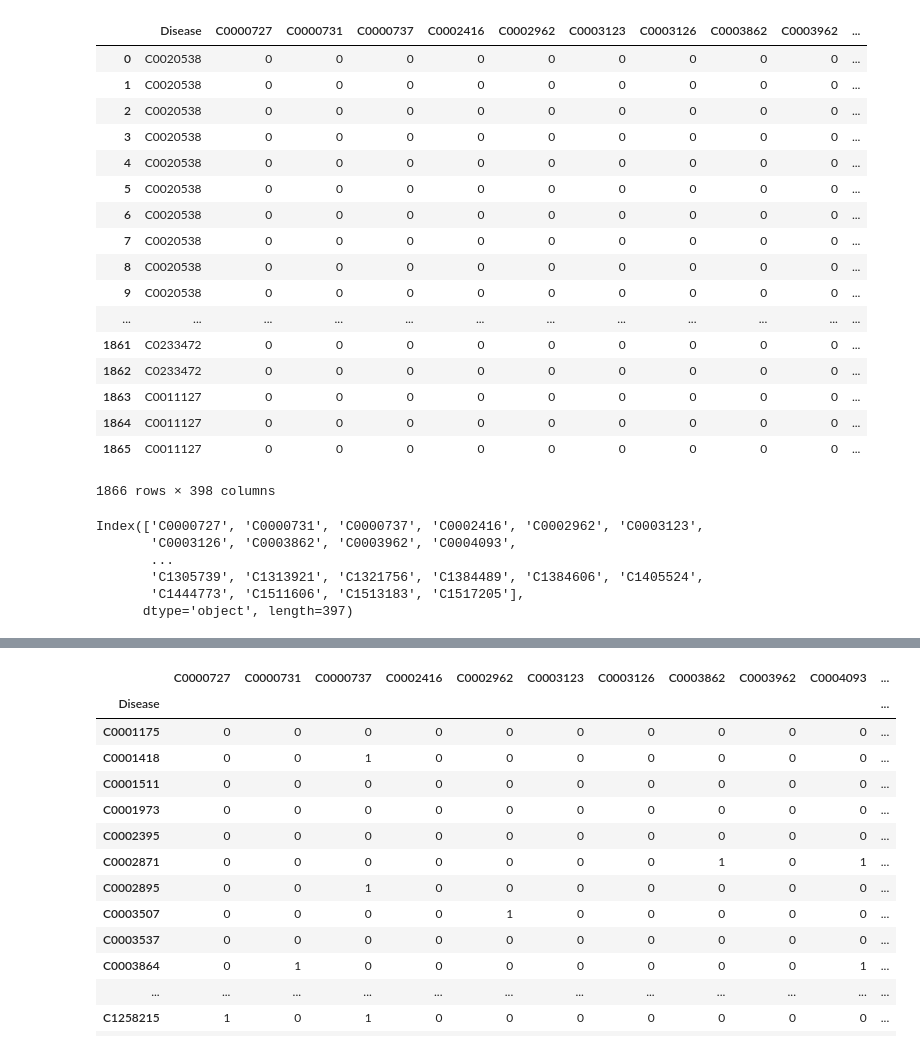
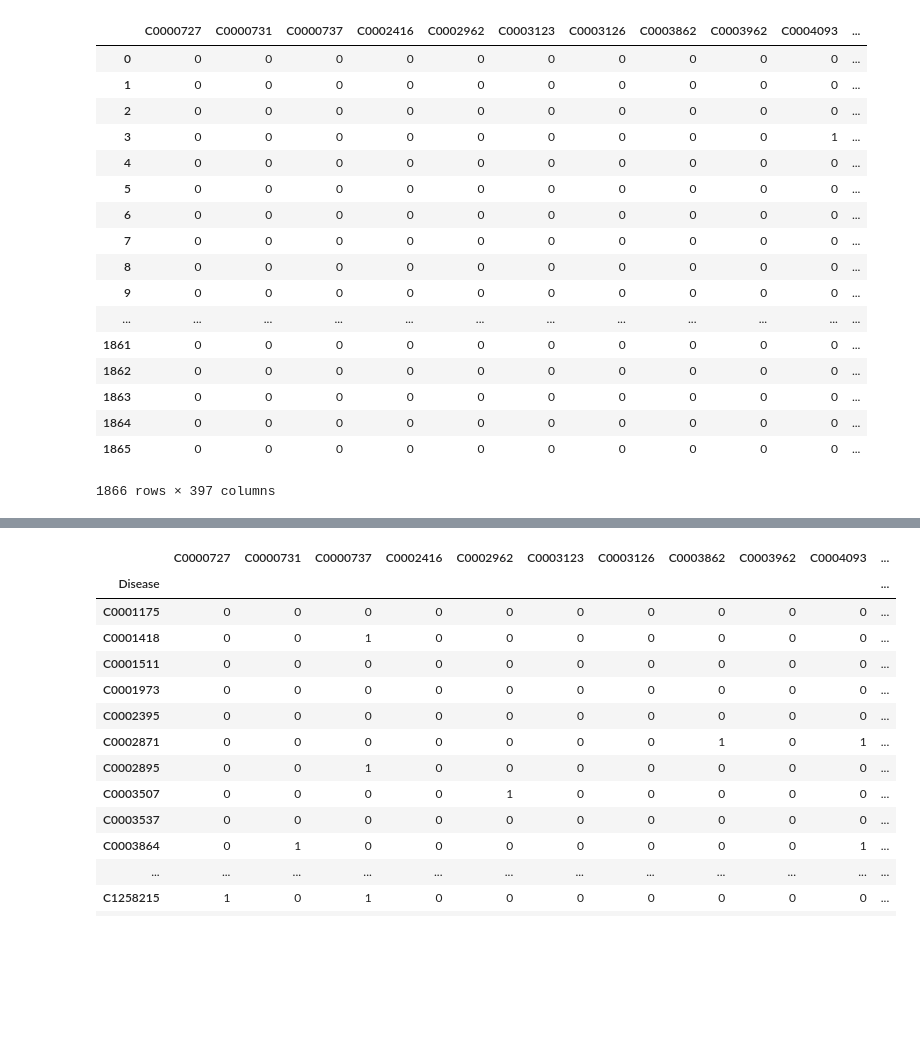
Before and after one commit to vikrant17/disease-learning, a Jupyter notebook: train.py.ipynb, the cells around one changed output, grey strips where cells are left out. Drawn from its saved outputs; the diff is of its cells as text; code cells hidden in the pictures; blank space fills up the shorter version.

```diff
--- a/train.py.ipynb
+++ b/train.py.ipynb
@@ -35,35 +14,26 @@ dataset
 symptom_dummies = pd.get_dummies(dataset.Symptom)
 diseases = dataset['Disease']
 sd_pivoted = pd.concat([diseases,symptom_dummies], axis=1)
-# %%
-sd_pivoted
-# %% [output]
-|  | Disease | C0000727 | C0000731 | C0000737 | C0002416 | C0002962 | C0003123 | C0003126 | C0003862 | C0003962 | ... |
-| 0 | C0020538 | 0 | 0 | 0 | 0 | 0 | 0 | 0 | 0 | 0 | ... |
-| 1 | C0020538 | 0 | 0 | 0 | 0 | 0 | 0 | 0 | 0 | 0 | ... |
-| 2 | C0020538 | 0 | 0 | 0 | 0 | 0 | 0 | 0 | 0 | 0 | ... |
-| 3 | C0020538 | 0 | 0 | 0 | 0 | 0 | 0 | 0 | 0 | 0 | ... |
-| 4 | C0020538 | 0 | 0 | 0 | 0 | 0 | 0 | 0 | 0 | 0 | ... |
-| 5 | C0020538 | 0 | 0 | 0 | 0 | 0 | 0 | 0 | 0 | 0 | ... |
-| 6 | C0020538 | 0 | 0 | 0 | 0 | 0 | 0 | 0 | 0 | 0 | ... |
-| 7 | C0020538 | 0 | 0 | 0 | 0 | 0 | 0 | 0 | 0 | 0 | ... |
-| 8 | C0020538 | 0 | 0 | 0 | 0 | 0 | 0 | 0 | 0 | 0 | ... |
-| 9 | C0020538 | 0 | 0 | 0 | 0 | 0 | 0 | 0 | 0 | 0 | ... |
-| ... | ... | ... | ... | ... | ... | ... | ... | ... | ... | ... | ... |
-| 1861 | C0233472 | 0 | 0 | 0 | 0 | 0 | 0 | 0 | 0 | 0 | ... |
-| 1862 | C0233472 | 0 | 0 | 0 | 0 | 0 | 0 | 0 | 0 | 0 | ... |
-| 1863 | C0011127 | 0 | 0 | 0 | 0 | 0 | 0 | 0 | 0 | 0 | ... |
-| 1864 | C0011127 | 0 | 0 | 0 | 0 | 0 | 0 | 0 | 0 | 0 | ... |
-| 1865 | C0011127 | 0 | 0 | 0 | 0 | 0 | 0 | 0 | 0 | 0 | ... |
-1866 rows × 398 columns
+# %%
+symptom_dummies
+# %% [output]
+|  | C0000727 | C0000731 | C0000737 | C0002416 | C0002962 | C0003123 | C0003126 | C0003862 | C0003962 | C0004093 | ... |
+| 0 | 0 | 0 | 0 | 0 | 0 | 0 | 0 | 0 | 0 | 0 | ... |
+| 1 | 0 | 0 | 0 | 0 | 0 | 0 | 0 | 0 | 0 | 0 | ... |
+| 2 | 0 | 0 | 0 | 0 | 0 | 0 | 0 | 0 | 0 | 0 | ... |
+| 3 | 0 | 0 | 0 | 0 | 0 | 0 | 0 | 0 | 0 | 1 | ... |
+| 4 | 0 | 0 | 0 | 0 | 0 | 0 | 0 | 0 | 0 | 0 | ... |
+| 5 | 0 | 0 | 0 | 0 | 0 | 0 | 0 | 0 | 0 | 0 | ... |
+| 6 | 0 | 0 | 0 | 0 | 0 | 0 | 0 | 0 | 0 | 0 | ... |
+| 7 | 0 | 0 | 0 | 0 | 0 | 0 | 0 | 0 | 0 | 0 | ... |
+| 8 | 0 | 0 | 0 | 0 | 0 | 0 | 0 | 0 | 0 | 0 | ... |
+| 9 | 0 | 0 | 0 | 0 | 0 | 0 | 0 | 0 | 0 | 0 | ... |
+| ... | ... | ... | ... | ... | ... | ... | ... | ... | ... | ... | ... |
+| 1861 | 0 | 0 | 0 | 0 | 0 | 0 | 0 | 0 | 0 | 0 | ... |
+| 1862 | 0 | 0 | 0 | 0 | 0 | 0 | 0 | 0 | 0 | 0 | ... |
+| 1863 | 0 | 0 | 0 | 0 | 0 | 0 | 0 | 0 | 0 | 0 | ... |
+| 1864 | 0 | 0 | 0 | 0 | 0 | 0 | 0 | 0 | 0 | 0 | ... |
+| 1865 | 0 | 0 | 0 | 0 | 0 | 0 | 0 | 0 | 0 | 0 | ... |
+1866 rows × 397 columns
 # %%
 symptoms = sd_pivoted.columns[1:]
-# %%
-symptoms
-# %% [output]
-Index(['C0000727', 'C0000731', 'C0000737', 'C0002416', 'C0002962', 'C0003123',
-       'C0003126', 'C0003862', 'C0003962', 'C0004093',
-       ...
-       'C1305739', 'C1313921', 'C1321756', 'C1384489', 'C1384606', 'C1405524',
-       'C1444773', 'C1511606', 'C1513183', 'C1517205'],
-      dtype='object', length=397)
```
Also changed, not shown: parts of 8 cells of this notebook, 1 other file.
